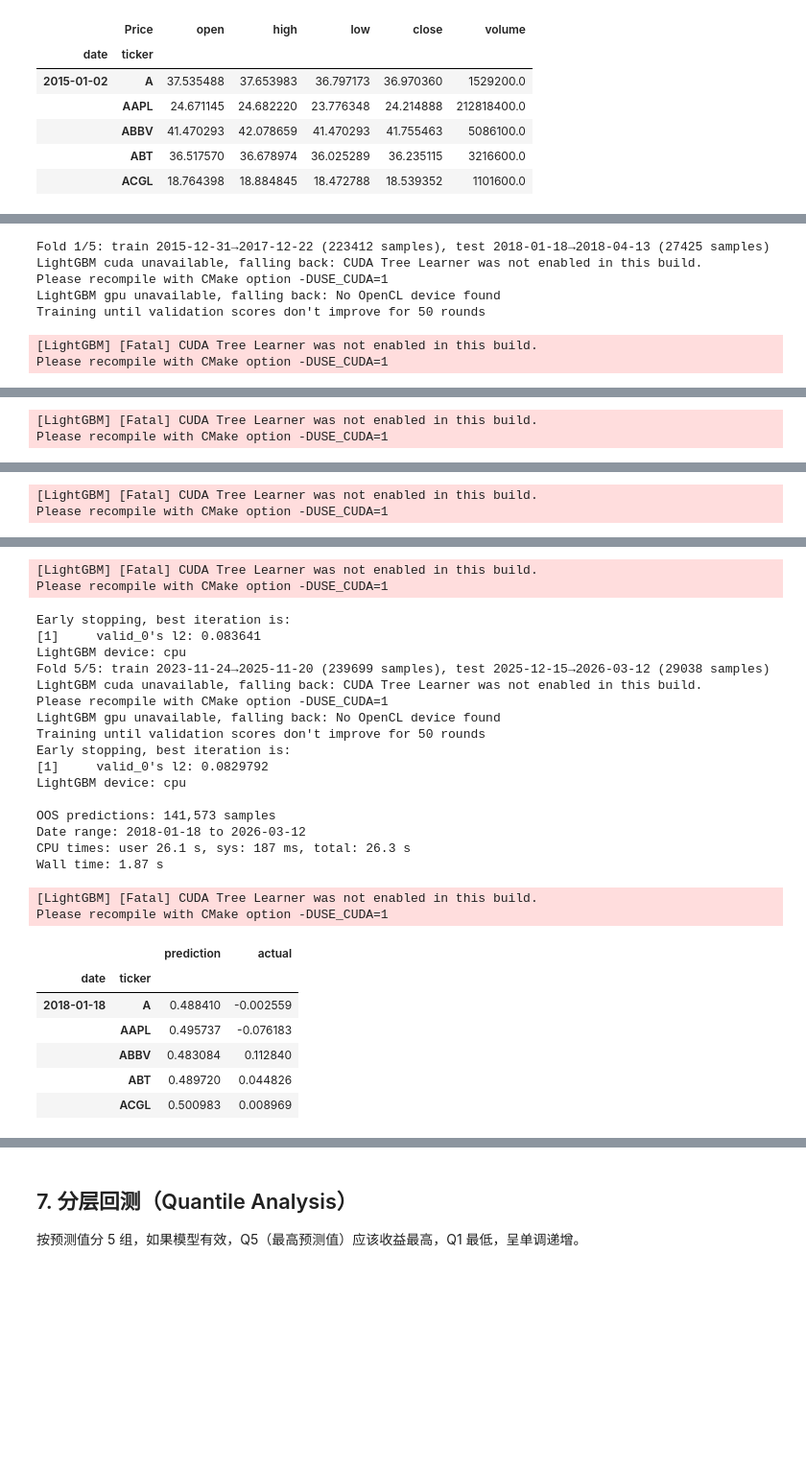
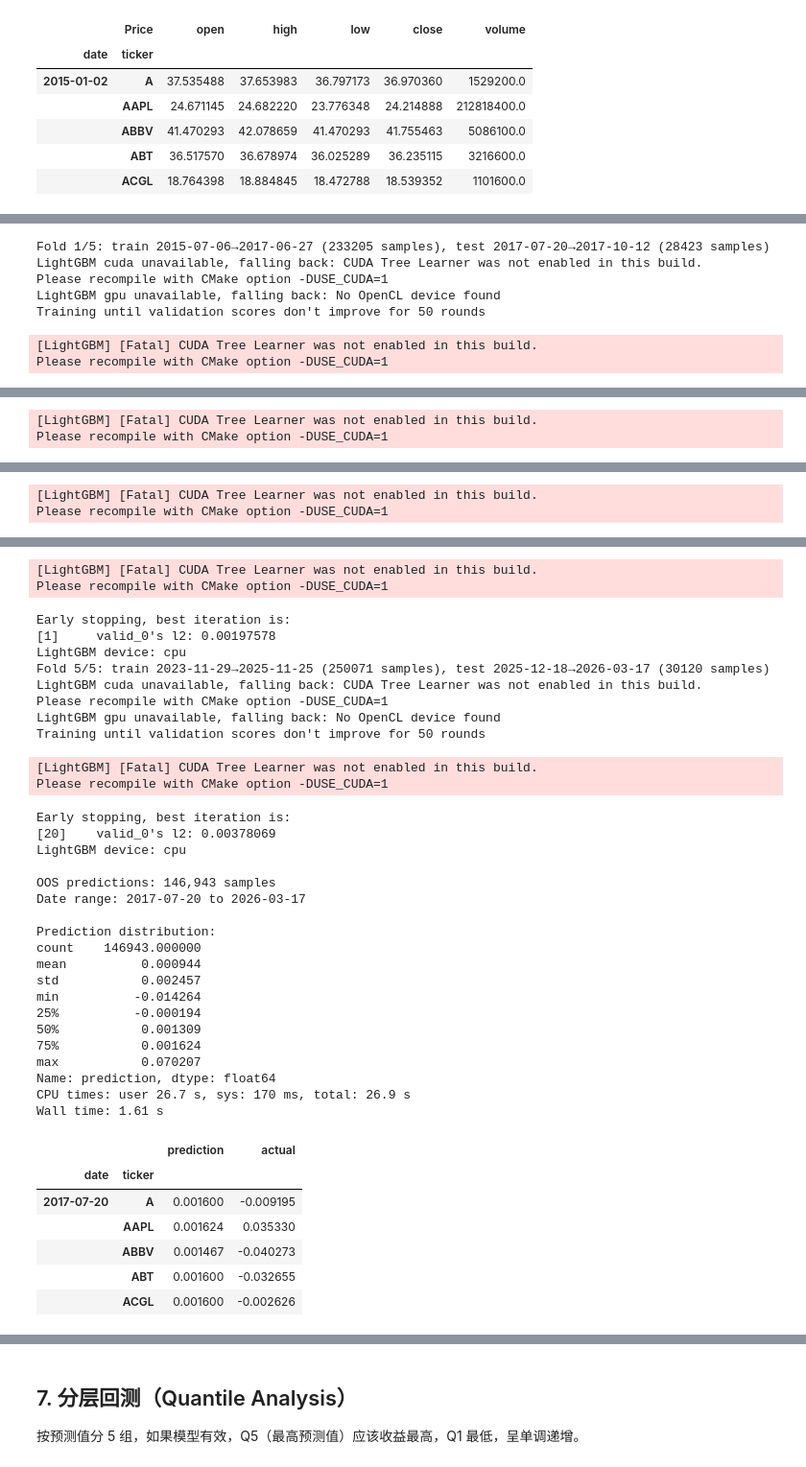
Before and after one commit to kelesit/Invest, a Jupyter notebook: notebooks/equity_momentum.ipynb, the cells around one changed output, grey strips where cells are left out. Shown at 96% size. Cells and saved outputs as stored; diff of their text form; code cells hidden in the pictures; blank space fills up the shorter version.

```diff
--- a/notebooks/equity_momentum.ipynb
+++ b/notebooks/equity_momentum.ipynb
@@ -92,8 +116,19 @@ Wall time: 4.92 s
 # %%
-# 截面排名转换
+%%time
+# Cross-sectional rank only (no sector neutralization)
 features = cross_sectional_rank(raw_features)
+
+# Add sector as categorical feature
+sector_map = get_sp500_sectors()
+tickers = features.index.get_level_values("ticker")
+sectors = tickers.map(sector_map)
+# Encode sector as integer category
+sector_codes, sector_names = pd.factorize(sectors)
+features["sector"] = sector_codes
+
 print(f"Ranked features shape: {features.shape}")
-print(f"Value range: [{features.min().min():.3f}, {features.max().max():.3f}]")
+print(f"Value range (excl sector): [{features.drop(columns='sector').min().min():.3f}, {features.drop(columns='sector').max().max():.3f}]")
+print(f"Sectors: {len(sector_names)} categories")
 print(f"\nNaN ratio per feature:")
 print((features.isna().sum() / len(features)).describe())
 # %% [output]
@@ -122,14 +160,9 @@ dtype: float64
 # %%
 %%time
-# Beta-adjusted residual return labels
-raw_labels = make_labels(panel, spy, periods=10, beta_window=252)
-print(f"Raw labels shape: {raw_labels.shape}")
-print(f"NaN ratio: {raw_labels.isna().mean():.3f}")
-print(f"\nRaw label distribution:")
-print(raw_labels.dropna().describe())
-
-# Cross-sectional rank transformation
-labels = rank_labels(raw_labels)
-print(f"\nRanked labels distribution:")
+# Raw beta-adjusted residual return labels (NOT ranked)
+labels = make_labels(panel, spy, periods=10, beta_window=252)
+print(f"Labels shape: {labels.shape}")
+print(f"NaN ratio: {labels.isna().mean():.3f}")
+print(f"\nLabel distribution:")
 print(labels.dropna().describe())
 # %% [output]
@@ -216,20 +247,23 @@ ma_dev_60d          -0.0181  0.1695 -0.1067        0.4887
 %%time
 predictions, models = run_cv_pipeline(
     features=features,
-    labels=labels,
-    raw_labels=raw_labels,  # 训练用排名标签，评估用原始残差收益
+    labels=labels,         # raw residual return (not ranked)
+    raw_labels=labels,     # same — evaluation uses same raw labels
     n_splits=5,
     train_days=500,
     test_days=60,
     purge_days=10,
     embargo_days=5,
+    categorical_features=["sector"],
 )
 print(f"\nOOS predictions: {len(predictions):,} samples")
 print(f"Date range: {predictions.index.get_level_values('date').min().date()} "
       f"to {predictions.index.get_level_values('date').max().date()}")
+print(f"\nPrediction distribution:")
+print(predictions["prediction"].describe())
 predictions.head()
 # %% [output]
-Fold 1/5: train 2015-12-31→2017-12-22 (223412 samples), test 2018-01-18→2018-04-13 (27425 samples)
+Fold 1/5: train 2015-07-06→2017-06-27 (233205 samples), test 2017-07-20→2017-10-12 (28423 samples)
 LightGBM cuda unavailable, falling back: CUDA Tree Learner was not enabled in this build.
 Please recompile with CMake option -DUSE_CUDA=1
 LightGBM gpu unavailable, falling back: No OpenCL device found
@@ -263,34 +297,45 @@ Fold 4/5: train 2021-12-02→2023-11-28 (239156 samples), test 2023-12-20→2024
 LightGBM cuda unavailable, falling back: CUDA Tree Learner was not enabled in this build.
 Please recompile with CMake option -DUSE_CUDA=1
 LightGBM gpu unavailable, falling back: No OpenCL device found
 Training until validation scores don't improve for 50 rounds
 [LightGBM] [Fatal] CUDA Tree Learner was not enabled in this build.
 Please recompile with CMake option -DUSE_CUDA=1
 Early stopping, best iteration is:
-[1]     valid_0's l2: 0.083641
+[1]     valid_0's l2: 0.00197578
 LightGBM device: cpu
-Fold 5/5: train 2023-11-24→2025-11-20 (239699 samples), test 2025-12-15→2026-03-12 (29038 samples)
+Fold 5/5: train 2023-11-29→2025-11-25 (250071 samples), test 2025-12-18→2026-03-17 (30120 samples)
 LightGBM cuda unavailable, falling back: CUDA Tree Learner was not enabled in this build.
 Please recompile with CMake option -DUSE_CUDA=1
 LightGBM gpu unavailable, falling back: No OpenCL device found
 Training until validation scores don't improve for 50 rounds
-Early stopping, best iteration is:
-[1]     valid_0's l2: 0.0829792
-LightGBM device: cpu
-
-OOS predictions: 141,573 samples
-Date range: 2018-01-18 to 2026-03-12
-CPU times: user 26.1 s, sys: 187 ms, total: 26.3 s
-Wall time: 1.87 s
 [LightGBM] [Fatal] CUDA Tree Learner was not enabled in this build.
 Please recompile with CMake option -DUSE_CUDA=1
+Early stopping, best iteration is:
+[20]    valid_0's l2: 0.00378069
+LightGBM device: cpu
+
+OOS predictions: 146,943 samples
+Date range: 2017-07-20 to 2026-03-17
+
+Prediction distribution:
+count    146943.000000
+mean          0.000944
+std           0.002457
+min          -0.014264
+25%          -0.000194
+50%           0.001309
+75%           0.001624
+max           0.070207
+Name: prediction, dtype: float64
+CPU times: user 26.7 s, sys: 170 ms, total: 26.9 s
+Wall time: 1.61 s
 |  |  | prediction | actual |
 | date | ticker |  |  |
-| 2018-01-18 | A | 0.488410 | -0.002559 |
-|  | AAPL | 0.495737 | -0.076183 |
-|  | ABBV | 0.483084 | 0.112840 |
-|  | ABT | 0.489720 | 0.044826 |
-|  | ACGL | 0.500983 | 0.008969 |
+| 2017-07-20 | A | 0.001600 | -0.009195 |
+|  | AAPL | 0.001624 | 0.035330 |
+|  | ABBV | 0.001467 | -0.040273 |
+|  | ABT | 0.001600 | -0.032655 |
+|  | ACGL | 0.001600 | -0.002626 |
 # %% [markdown]
 ## 6. IC 分析
 
```
Also changed, not shown: parts of 19 cells of this notebook, 6 other files.
